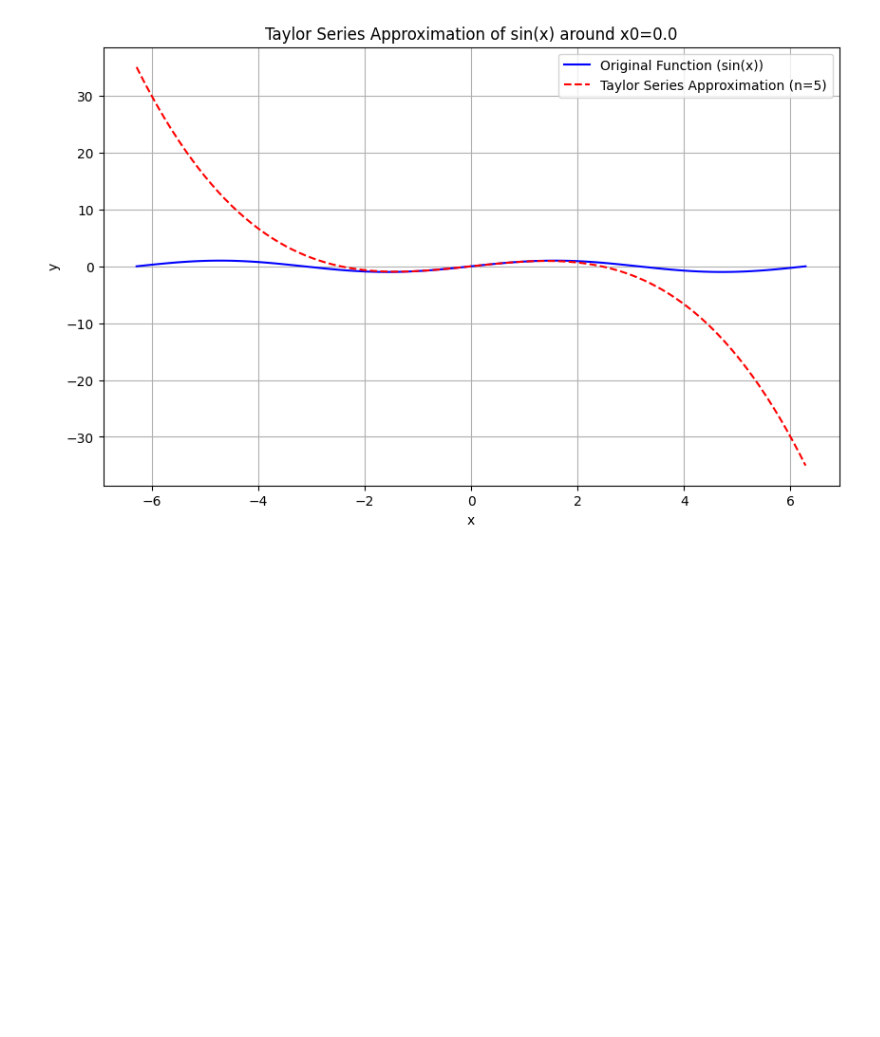
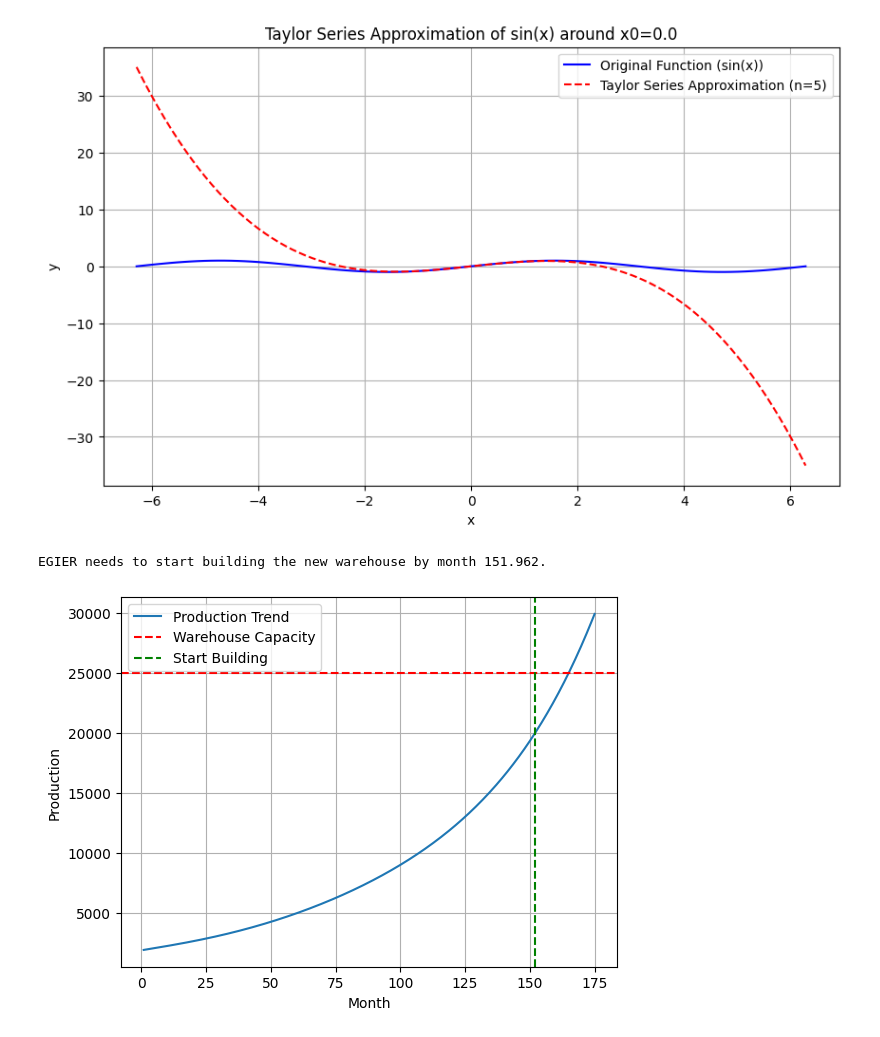
Before and after one commit to notfay/College-Stuff, a Jupyter notebook: Scientific Computing/Latihan LAB/AOLTest/Soal1.ipynb, the cells around one changed output. Saved outputs shown, nothing was run; the diff lists cells and outputs as text; code cells hidden in the pictures; blank space fills up the shorter version.

```diff
--- a/Scientific Computing/Latihan LAB/AOLTest/Soal1.ipynb
+++ b/Scientific Computing/Latihan LAB/AOLTest/Soal1.ipynb
@@ -100,2 +112,76 @@ plot_approximation(x_values, approximated_values, n_terms, x0)
 # %% [output]
 [figure]
+# %%
+import numpy as np
+import matplotlib.pyplot as plt
+
+# Produksi bulanan dari data yang diberikan
+production_data = [
+    1863, 1614, 2570, 1685, 2101, 1811, 2457, 2171, 2134, 2502, 2358, 2399, 2048, 2523, 2086, 2391, 2150, 2340,
+    3129, 2277, 2964, 2997, 2747, 2862, 3405, 2677, 2749, 2755, 2963, 3161, 3623, 2768, 3141, 3439, 3601, 3531,
+    3477, 3376, 4027, 3175, 3274, 3334, 3964, 3649, 3502, 3688, 3657, 4422, 4197, 4441, 4736, 4521, 4485, 4644,
+    5036, 4876, 4789, 4544, 4975, 5211, 4880, 4933, 5079, 5339, 5232, 5520, 5714, 5260, 6110, 5334, 5988, 6235,
+    6365, 6266, 6345, 6118, 6497, 6278, 6638, 6590, 6271, 7246, 6584, 6594, 7092, 7326, 7409, 7976, 7959, 8012,
+    8195, 8008, 8313, 7791, 8368, 8933, 8756, 8613, 8705, 9098, 8769, 9544, 9050, 9186, 10012, 9685, 9966, 10048,
+    10244, 10740, 10318, 10393, 10986, 10635, 10731, 11749, 11849, 12123, 12274, 11666, 11960, 12629, 12915,
+    13051, 13387, 13309, 13732, 13162, 13644, 13808, 14101, 13992, 15191, 15018, 14917, 15046, 15556, 15893,
+    16388, 16782, 16716, 17033, 16896, 17689
+]
+
+# Polynomial coefficients from the trend model (example)
+coefficients = np.polyfit(np.arange(1, 145), production_data, 5)  # 5th degree polynomial fit
+polynomial = np.poly1d(coefficients)
+
+# Derivative of the polynomial
+polynomial_derivative = polynomial.deriv()
+
+# Function to find the root using Newton-Raphson method
+def newton_raphson(x0, tolerance=1e-3, max_iter=50):
+    def f(x):
+        return polynomial(x) - 25000
+
+    def g(x):
+        return polynomial_derivative(x)
+
+    x = x0
+    for i in range(max_iter):
+        x1 = x - f(x) / g(x)
+        if np.abs(f(x1)) < tolerance:
+            return x1
+        x = x1
+    raise ValueError("Maximum iterations exceeded; no convergence.")
+
+# Predict when the production reaches the warehouse capacity
+start_month = 145  # Starting point after the given data
+threshold_month = newton_raphson(start_month)
+
+# Considering the 13 months needed to build a new warehouse
+start_building_month = threshold_month - 13
+
+print(f"EGIER needs to start building the new warehouse by month {start_building_month:.3f}.")
+
+# Plot the polynomial and the threshold line
+x_values = np.linspace(1, threshold_month + 10, 400)
+plt.plot(x_values, polynomial(x_values), label='Production Trend')
+plt.axhline(y=25000, color='r', linestyle='--', label='Warehouse Capacity')
+plt.axvline(x=start_building_month, color='g', linestyle='--', label='Start Building')
+plt.xlabel('Month')
+plt.ylabel('Production')
+plt.legend()
+plt.grid(True)
+plt.show()
+
+### Alasan Menggunakan Metode Newton-Raphson
+
+# Untuk menemukan kapan produksi EGIER akan mencapai kapasitas maksimum gudang (25.000 tas), kita perlu menyelesaikan persamaan f(x) = P(x) - 25000 = 0, di mana P(x) adalah model polinomial yang mendeskripsikan tren produksi. Ini adalah masalah pencarian akar (root-finding problem). Dua metode umum yang dapat digunakan untuk masalah ini adalah metode Newton-Raphson dan metode Bisection.
+
+# Mengapa Memilih Metode Newton-Raphson:
+# 1. Kecepatan Konvergensi: Metode Newton-Raphson umumnya lebih cepat dalam menemukan akar jika titik awal (initial guess) cukup dekat dengan akar yang sebenarnya. Ini disebabkan oleh sifat metode yang menggunakan turunan pertama untuk memperkirakan akar.
+# 2. Efisiensi: Dibandingkan dengan metode Bisection, Newton-Raphson cenderung memerlukan lebih sedikit iterasi untuk mencapai toleransi yang diinginkan, asalkan turunan pertama dari fungsi tidak terlalu kecil atau mendekati nol.
+# 3. Kemampuan Mengatasi Fungsi Polinomial: Model produksi yang digunakan adalah fungsi polinomial, yang memiliki sifat turunan yang dapat dihitung dengan mudah. Metode Newton-Raphson sangat cocok untuk jenis fungsi ini karena turunan polinomial mudah diperoleh dan dihitung.
+# 4. Ketersediaan Derivatif: Dalam kasus ini, kita memiliki fungsi turunan yang jelas dari model polinomial, yang memungkinkan kita untuk menerapkan metode Newton-Raphson secara efektif.
+
+# Dengan menggunakan metode Newton-Raphson, kita dapat secara efisien dan akurat menentukan kapan produksi akan mencapai kapasitas maksimum gudang, sehingga kita dapat merencanakan pembangunan gudang baru tepat waktu.
+# %% [output]
+EGIER needs to start building the new warehouse by month 151.962.
+[figure, added]
```
Also changed, not shown: parts of 1 cell of this notebook, 1 other file.
